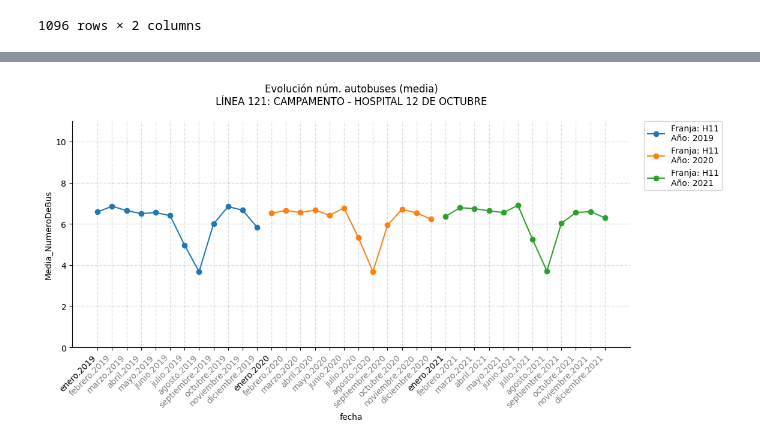
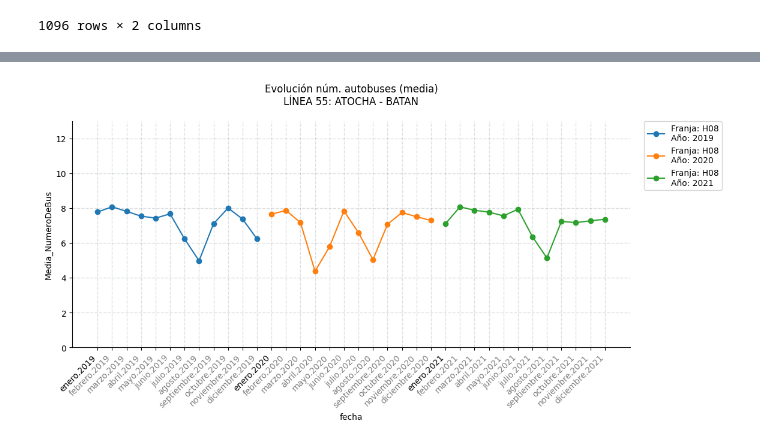
Before and after one commit to nacholopex/emt_madrid, a Jupyter notebook: 2022_emt_evolucion.ipynb, the cells around one changed output, grey strips where cells are left out. Drawn from its saved outputs; the diff is of its cells as text; code cells hidden in the pictures.

```diff
--- a/2022_emt_evolucion.ipynb
+++ b/2022_emt_evolucion.ipynb
@@ -136,8 +136,8 @@ fig, axes = plt.subplots(figsize=(12, 5),dpi=100)
 axes.spines.right.set_visible(False)
 axes.spines.top.set_visible(False)
 
-num_linea = 121
-franja = 'H11'
+num_linea = 55
+franja = 'H08'
 
 # Filtro por linea y franja
 data = media_buses[(media_buses['IDFranja']==franja)&(media_buses['CLinea']==num_linea)].reset_index(drop=True)
@@ -159,31 +159,31 @@ indices_enero = [i for i, item in enumerate(data.fechaCorta) if re.search('enero
 for indeceEnero in indices_enero:
     xTicks[indeceEnero].set_color('black')
     # axes.vlines(x=indeceEnero,ymin=0,ymax=axes.get_yticks().max(),colors='black',linestyles='dashed',)
 
 # Título y nombre ejes
 axes.set_xlabel('fecha')
 axes.set_ylabel('Media_NumeroDeBus')
 axes.set_title(label=f'Evolución núm. autobuses (media)\nLÍNEA {num_linea}: {cartel_linea}',pad=20)
 # axes.set(
 #     xlabel='Mes',
 #     ylabel='Media_NumeroDeBus',
 #     title=f'Evolución núm. autobuses (media)\nLÍNEA {num_linea}: {cartel_linea}'
 #     )
 axes.grid(color="#172a3d", linestyle='--', linewidth=1, axis='both', alpha=0.15)
 leg= axes.legend(bbox_to_anchor=(1.025, 1), loc=2, borderaxespad=0)
 
 
 plt.draw()
 
 # FALTA POR HACER ESTO-> Poner una caja debajo de las leyedenas que muestren datos como máx y min
 # p = leg.get_window_extent()
 # print(p)
 # axes.annotate('Annotation Text', (p.p0[0], p.p1[1]+10), (p.p0[0], p.p1[1]),
 #             xycoords='figure pixels', zorder=9)
 
 
 # plt.legend(loc="lower right") # Esto puede deshabilitar quitando la línea
 plt.savefig(fname=f'images/LÍNEA_{num_linea}_{franja}_{cartel_linea}.jpg',format='jpg', bbox_inches='tight')
 plt.show()
 # %% [output]
-[figure, old version]
+[figure, new version]
```
